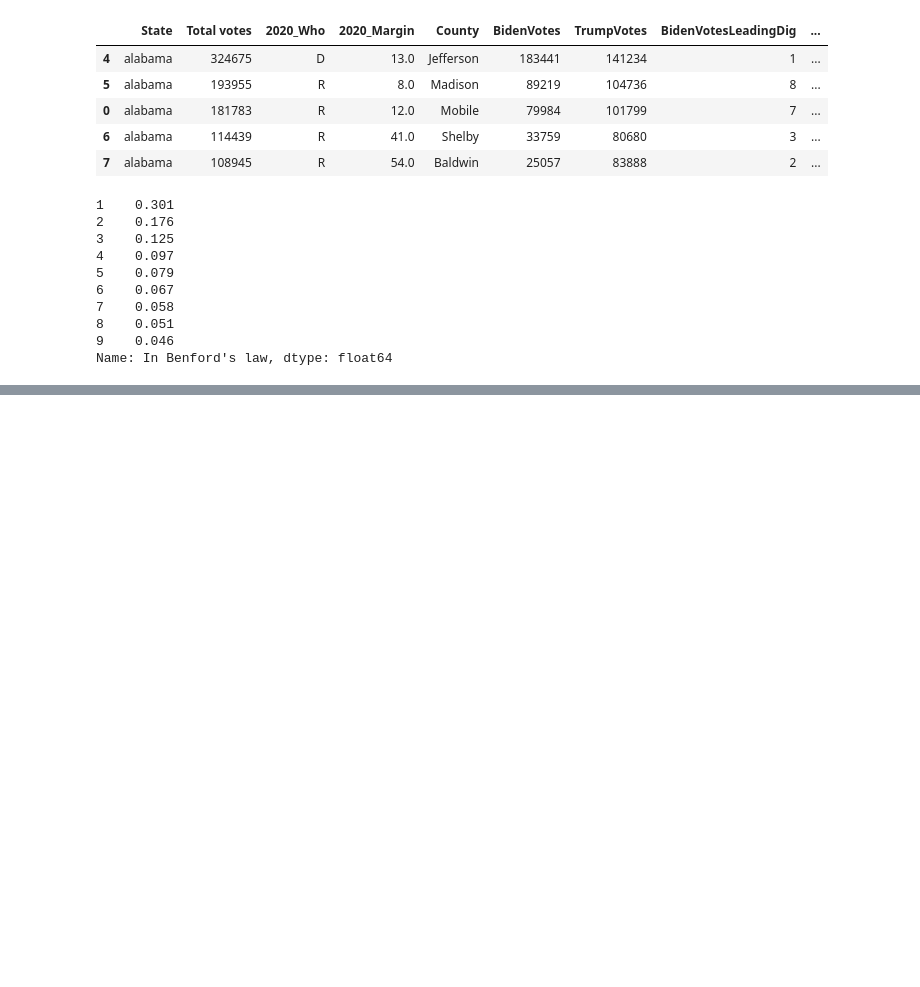
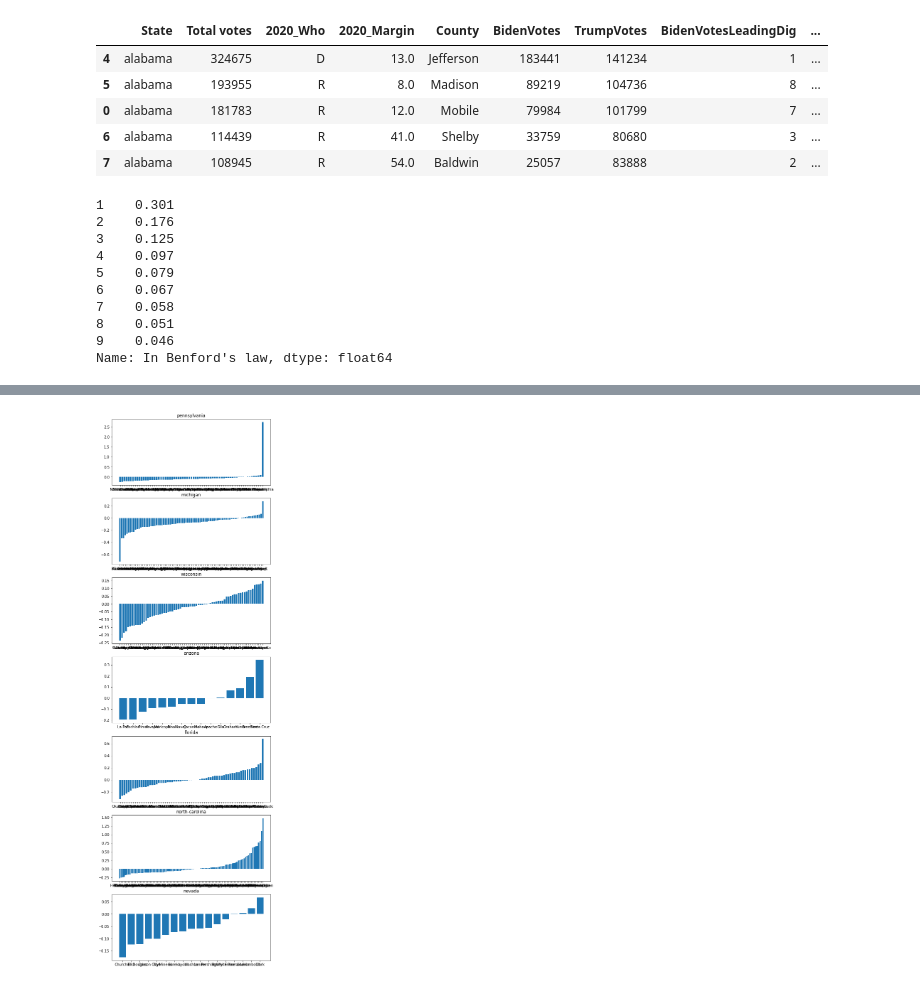
Before and after one commit to plusplusoneplusplus/ipynb, a Jupyter notebook: public_2020_us_election.ipynb, the cells around one changed output, grey strips where cells are left out. Saved outputs shown, nothing was run; the diff lists cells and outputs as text; code cells hidden in the pictures; blank space fills up the shorter version.

```diff
--- a/public_2020_us_election.ipynb
+++ b/public_2020_us_election.ipynb
@@ -21 +22,5 @@ states = [s.replace('[E]', '').replace(' ', '-') for s in list(
+# %%
+swing_states = ['pennsylvania', 'michigan', 'wisconsin', 'arizona', 'florida', 'north-carolina', 'nevada']
+blue_states = ['california']
+red_states = ['texas']
 # %%
@@ -238,12 +263,0 @@ dfs = pd.read_html('https://www.nytimes.com/elections/2016/results/pennsylvania'
-# %%
-election_2016 = dfs[1].iloc[:-1].rename(columns={'Vote by county':'County'}) # last one is NaN
-election_2016['TotalVotes2016'] = election_2016['Trump'] + election_2016['Clinton']
-
-election_2020 = ben_df.loc[lambda x: x.State == 'pennsylvania'][
-    ['2020_Who', 'Total votes','County', 'BidenVotes', 'TrumpVotes']]\
-    .rename(columns={'Total votes' : 'TotalVotes2020'})
-
-print('2016 PA data: ')
-display(election_2016.head())
-print('2020 PA data: ')
-display(election_2020.head())
@@ -297,0 +298,12 @@ compare_df[cols]
+# %%
+# Height represents the delta of the R % in the new voters v.s. 2016 voters
+# The more closer to 0, more stable it is
+num = len(swing_states)
+fig, axs = plt.subplots(num, 1,  figsize=(8, num * 4))
+
+i = 0
+for s in swing_states:
+    delta_analysis_for_state(s, axs[i])
+    i += 1
+# %% [output]
+[figure, added]
```
Also changed, not shown: parts of 14 cells of this notebook, 2 other files.
